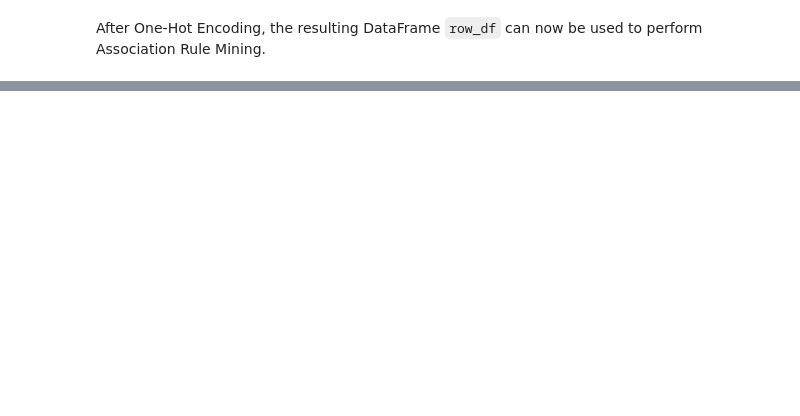
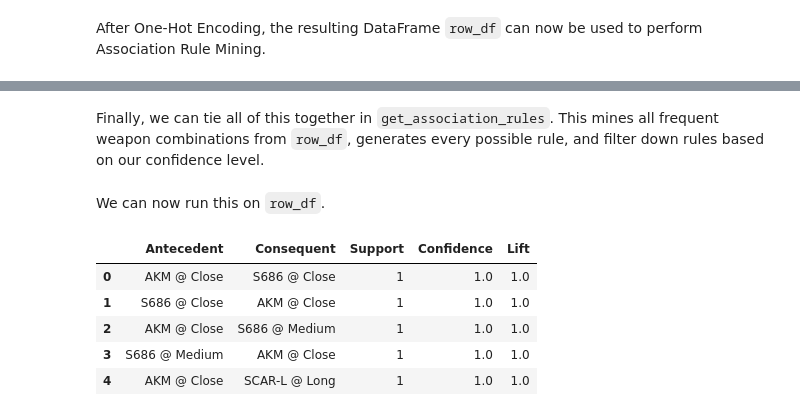
Before and after one commit to Shoofy32/CSMODEL, a Jupyter notebook: CSMODEL.ipynb, the cells around one changed output, grey strips where cells are left out. Drawn from its saved outputs; the diff is of its cells as text; code cells hidden in the pictures; blank space fills up the shorter version.

```diff
--- a/CSMODEL.ipynb
+++ b/CSMODEL.ipynb
@@ -571,0 +648,10 @@ After One-Hot Encoding, the resulting DataFrame `row_df` can now be used to perf
+# %%
+def get_confidence(data, rule):
+    antecedent, consequent = rule
+    support_xy = get_support(data, antecedent + consequent)
+    support_x = get_support(data, antecedent)
+
+    if support_x == 0:
+        return 0
+
+    return support_xy / support_x
@@ -571,0 +674,46 @@ After One-Hot Encoding, the resulting DataFrame `row_df` can now be used to perf
+# %% [markdown]
+Finally, we can tie all of this together in `get_association_rules`. This mines all frequent weapon combinations from `row_df`, generates every possible rule, and filter down rules based on our confidence level.
+# %%
+def get_association_rules(data, support_t=0.20, confidence_t=0.60):
+    frequent_itemsets = get_frequent_itemsets(data, support_t)
+    association_rules = []
+
+    for itemset in frequent_itemsets:
+        if len(itemset) < 2:
+            continue
+
+        rules = get_rules(itemset)
+
+        for rule in rules:
+            support = get_support(data, rule[0] + rule[1])
+            confidence = get_confidence(data, rule)
+            lift = get_lift(data, rule)
+
+            if confidence >= confidence_t:
+                association_rules.append({
+                    "Antecedent": ", ".join(rule[0]),
+                    "Consequent": ", ".join(rule[1]),
+                    "Support": round(support,4),
+                    "Confidence": round(confidence,4),
+                    "Lift": round(lift,4)
+                })
+
+    rules_df = pd.DataFrame(association_rules)
+
+    if len(rules_df):
+        rules_df = rules_df.sort_values(by=["Confidence", "Lift", "Support"], ascending=False).reset_index(drop=True)
+
+    return rules_df
+# %% [markdown]
+We can now run this on `row_df`.
+# %%
+rules = get_association_rules(row_df, support_t=0.2, confidence_t=0.7)
+
+rules.head()
+# %% [output]
+|  | Antecedent | Consequent | Support | Confidence | Lift |
+| 0 | AKM @ Close | S686 @ Close | 1 | 1.0 | 1.0 |
+| 1 | S686 @ Close | AKM @ Close | 1 | 1.0 | 1.0 |
+| 2 | AKM @ Close | S686 @ Medium | 1 | 1.0 | 1.0 |
+| 3 | S686 @ Medium | AKM @ Close | 1 | 1.0 | 1.0 |
+| 4 | AKM @ Close | SCAR-L @ Long | 1 | 1.0 | 1.0 |
```
Also changed, not shown: parts of 32 cells of this notebook.
